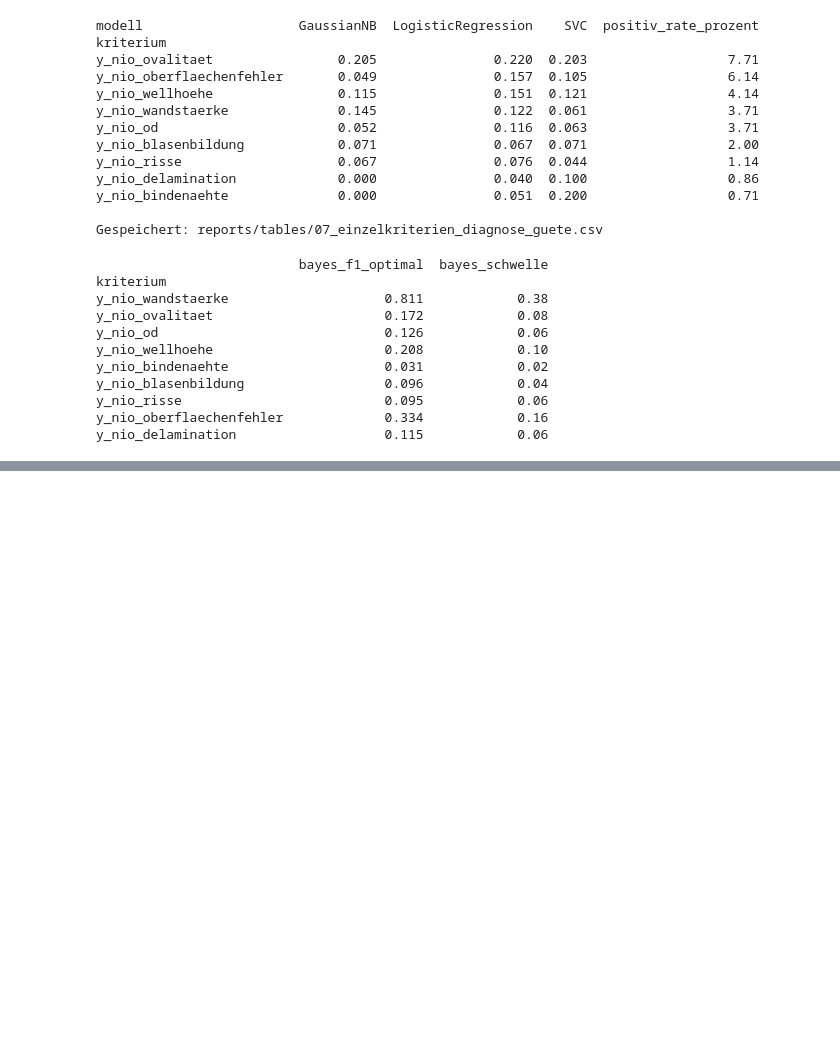
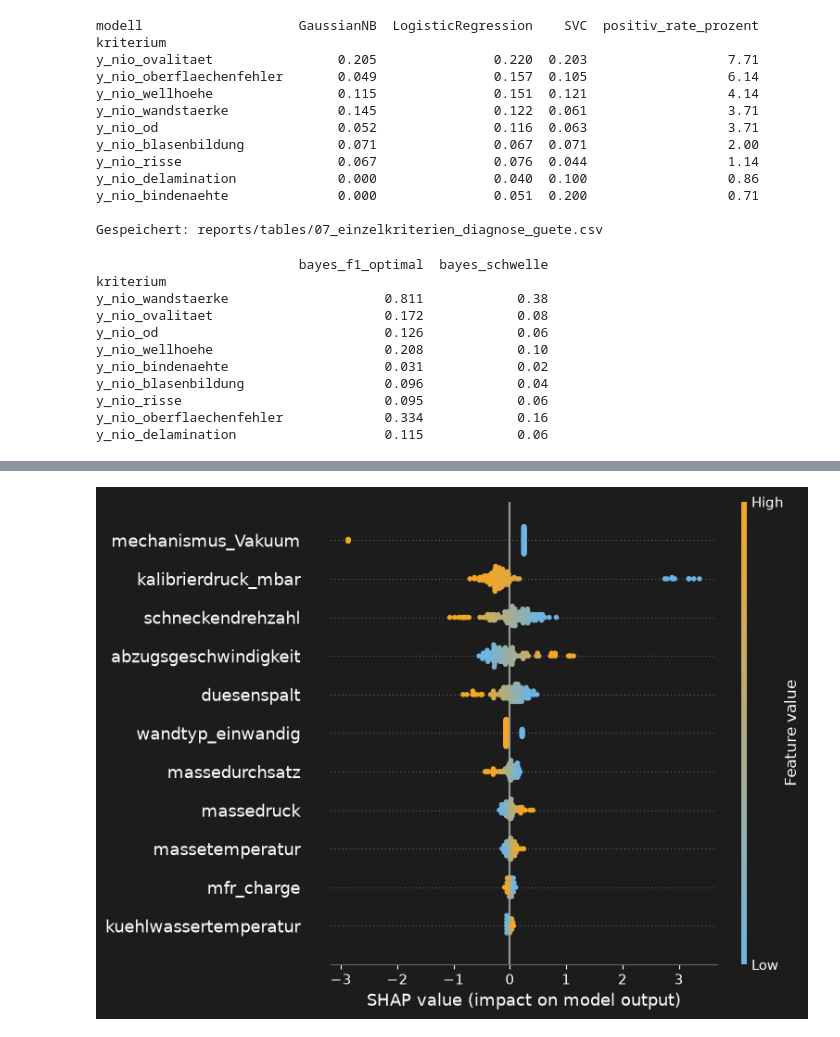
Before and after one commit to AwaTekoete/_MyExtrusionML_Synthetisch, a Jupyter notebook: notebooks/07_evaluation_model_a.ipynb, the cells around one changed output, grey strips where cells are left out. Saved outputs shown, nothing was run; the diff lists cells and outputs as text; code cells hidden in the pictures; blank space fills up the shorter version.

```diff
--- a/notebooks/07_evaluation_model_a.ipynb
+++ b/notebooks/07_evaluation_model_a.ipynb
@@ -338,0 +375,15 @@ y_nio_delamination                   0.115            0.06
+# %%
+# =============================================================================
+# Zelle 07 – SHAP LinearExplainer: globale Merkmalswichtigkeit
+# =============================================================================
+explainer = shap.LinearExplainer(BESTES_BINAER_MODELL, X_train_shap, feature_names=feature_namen)
+shap_values_test = explainer(X_test_shap)
+
+print(f"SHAP-Werte berechnet fuer {X_test_shap.shape[0]} Test-Faelle, {X_test_shap.shape[1]} Merkmale")
+
+# --- Globale Wichtigkeit: mittlerer absoluter SHAP-Wert je Merkmal ---
+mean_abs_shap = np.abs(shap_values_test.values).mean(axis=0)
+wichtigkeit_df = pd.DataFrame({"merkmal": feature_namen, "mittlere_abs_shap": mean_abs_shap}).sort_values("mittlere_abs_shap", ascending=False)
+print(wichtigkeit_df.to_string(index=False))
+
+wichtigkeit_df.to_csv("../reports/tables/07_shap_globale_wichtigkeit.csv", index=False)
@@ -338,0 +404,29 @@ y_nio_delamination                   0.115            0.06
+# %%
+# =============================================================================
+# Zelle 08 – SHAP Summary-Plot mit Store44-Farbskala (Gold/Blau statt Rot/Blau)
+# =============================================================================
+from matplotlib.colors import LinearSegmentedColormap
+
+store44_cmap = LinearSegmentedColormap.from_list("store44", [COLOR_BLUE, COLOR_GOLD])
+
+fig = plt.figure(figsize=(10, 7), facecolor="#1C1C1C")
+shap.summary_plot(shap_values_test, X_test_shap, feature_names=feature_namen, cmap=store44_cmap, show=False)
+
+fig = plt.gcf()
+fig.patch.set_facecolor("#1C1C1C")
+for ax in fig.get_axes():
+    ax.set_facecolor("#1C1C1C")
+    ax.tick_params(colors="white", labelcolor="white")
+    ax.xaxis.label.set_color("white")
+    ax.yaxis.label.set_color("white")
+    for spine in ax.spines.values():
+        spine.set_color("#666666")
+    for t in ax.texts:
+        t.set_color("white")
+
+plt.tight_layout()
+save_figure(fig, "../reports/figures/07_shap_summary_plot.png")
+plt.show()
+apply_store44_style()
+# %% [output]
+[figure, added]
```
Also changed, not shown: parts of 4 cells of this notebook.
